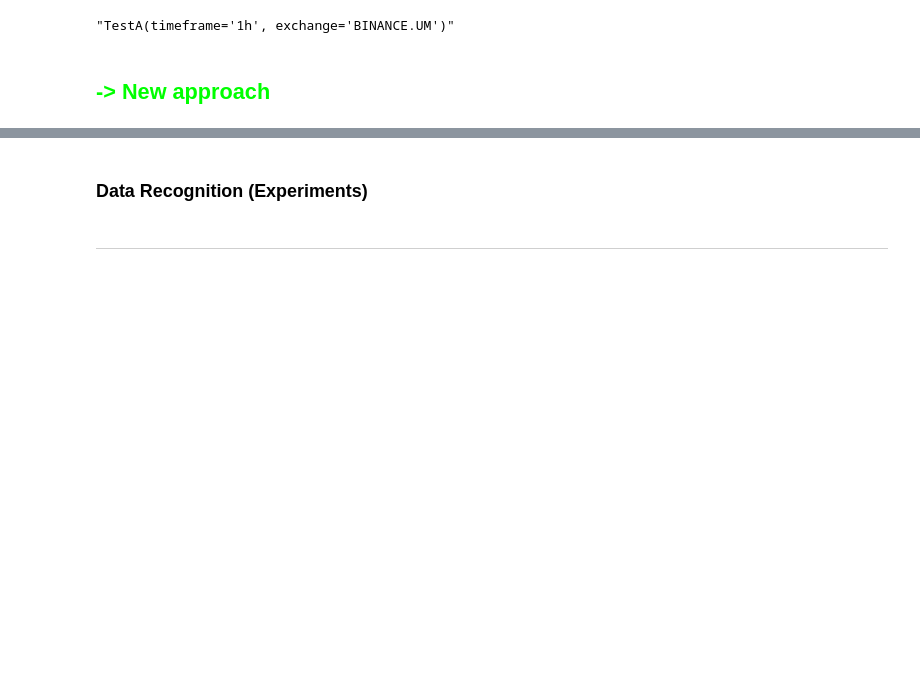
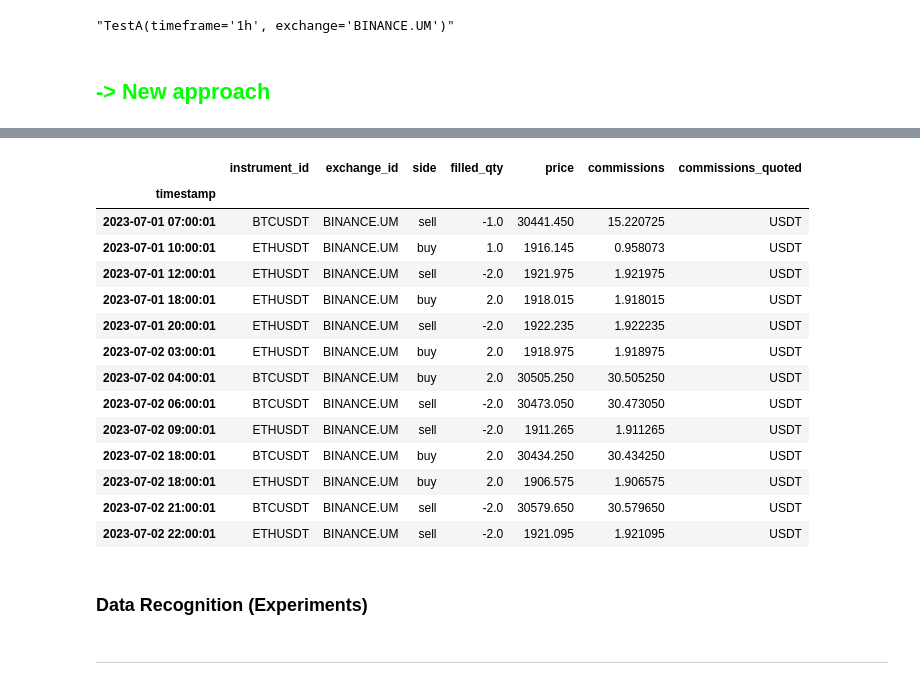
Before and after one commit to dmarienko/Qubx, a Jupyter notebook: experiments/9.6 Simulator reviewed.ipynb, the cells around one changed output, grey strips where cells are left out. Saved outputs shown, nothing was run; the diff lists cells and outputs as text; code cells hidden in the pictures; blank space fills up the shorter version.

```diff
--- a/experiments/9.6 Simulator reviewed.ipynb
+++ b/experiments/9.6 Simulator reviewed.ipynb
@@ -188,19 +188,22 @@ class TestB(IStrategy):
 
     def on_event(self, ctx: IStrategyContext, event: TriggerEvent) -> list[Signal] | None:
         s = []
-        logger.info('<r> === Event ===</r>')
         if 0:
-            for i in ctx.instruments:
-                data = ctx.ohlc(i, self.ma_period)
-                s1 = ta.kama(data.close, 36) - ta.kama(data.close, 12)
-                if len(s1) > 1:
-                    if s1[1] < 0 and s1[0] > 0:
-                        logger.info(f" >> BUY: {i}")
-                        s.append(ctx.instruments[0].signal(+1))
+            logger.info('<r> === Event ===</r>')
+            return s
 
-                    if s1[1] > 0 and s1[0] < 0:
-                        logger.info(f"SELL: {i}")
-                        s.append(i.signal(-1))
+        for i in ctx.instruments:
+            data = ctx.ohlc(i, self.ma_period, 100)
+            # logger.info(data)
+            s1 = ta.kama(data.close, 6) - ta.kama(data.close, 3)
+            if len(s1) > 1:
+                if s1[1] < 0 and s1[0] > 0:
+                    logger.info(f" >> BUY: {i}")
+                    s.append(i.signal(+1))
+
+                if s1[1] > 0 and s1[0] < 0:
+                    logger.info(f"SELL: {i}")
+                    s.append(i.signal(-1))
         return s
 # %%
 CFGS = [
@@ -224,11 +227,13 @@ CFGS = [
     },
 ]
 
-r = simulate({'A': TestB(show_mkt=1, apply_own_schedule=0)},
+r = simulate({'A': TestB(show_mkt=0, apply_own_schedule=0, ma_period="1h")},
 
-   CFGS[5],
+   CFGS[0],
 
-   1000, ['BINANCE.UM:BTCUSDT'], "vip0_usdt", "2023-07-01", "2023-07-03", debug="DEBUG",
+   1000, ['BINANCE.UM:BTCUSDT', 'BINANCE.UM:ETHUSDT'],
+   # 1000, ['BINANCE.UM:ETHUSDT'],
+   "vip0_usdt", "2023-07-01", "2023-07-03", debug="DEBUG",
    enable_event_batching=False
 )
 # %% [output]
@@ -268 +270,19 @@ tearsheet(r, False)
+# %%
+r[0].executions_log
+# %% [output]
+|  | instrument_id | exchange_id | side | filled_qty | price | commissions | commissions_quoted |
+| timestamp |  |  |  |  |  |  |  |
+| 2023-07-01 07:00:01 | BTCUSDT | BINANCE.UM | sell | -1.0 | 30441.450 | 15.220725 | USDT |
+| 2023-07-01 10:00:01 | ETHUSDT | BINANCE.UM | buy | 1.0 | 1916.145 | 0.958073 | USDT |
+| 2023-07-01 12:00:01 | ETHUSDT | BINANCE.UM | sell | -2.0 | 1921.975 | 1.921975 | USDT |
+| 2023-07-01 18:00:01 | ETHUSDT | BINANCE.UM | buy | 2.0 | 1918.015 | 1.918015 | USDT |
+| 2023-07-01 20:00:01 | ETHUSDT | BINANCE.UM | sell | -2.0 | 1922.235 | 1.922235 | USDT |
+| 2023-07-02 03:00:01 | ETHUSDT | BINANCE.UM | buy | 2.0 | 1918.975 | 1.918975 | USDT |
+| 2023-07-02 04:00:01 | BTCUSDT | BINANCE.UM | buy | 2.0 | 30505.250 | 30.505250 | USDT |
+| 2023-07-02 06:00:01 | BTCUSDT | BINANCE.UM | sell | -2.0 | 30473.050 | 30.473050 | USDT |
+| 2023-07-02 09:00:01 | ETHUSDT | BINANCE.UM | sell | -2.0 | 1911.265 | 1.911265 | USDT |
+| 2023-07-02 18:00:01 | BTCUSDT | BINANCE.UM | buy | 2.0 | 30434.250 | 30.434250 | USDT |
+| 2023-07-02 18:00:01 | ETHUSDT | BINANCE.UM | buy | 2.0 | 1906.575 | 1.906575 | USDT |
+| 2023-07-02 21:00:01 | BTCUSDT | BINANCE.UM | sell | -2.0 | 30579.650 | 30.579650 | USDT |
+| 2023-07-02 22:00:01 | ETHUSDT | BINANCE.UM | sell | -2.0 | 1921.095 | 1.921095 | USDT |
 # %%
```
Also changed, not shown: parts of 4 cells of this notebook, 2 other files.
